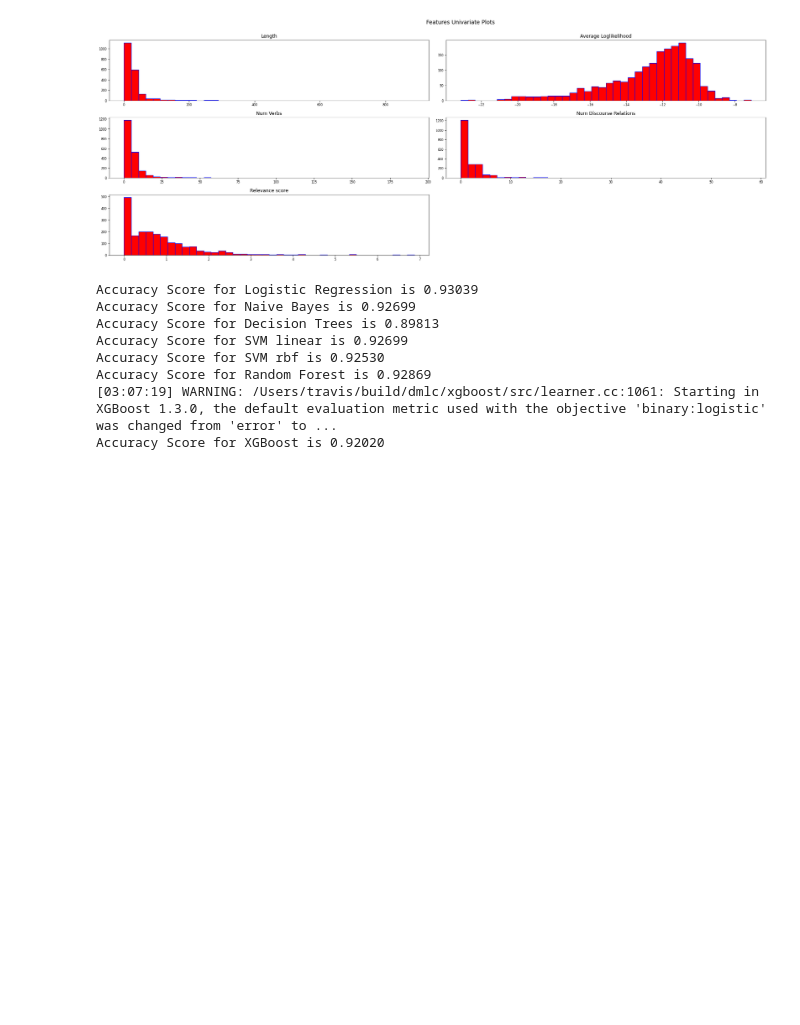
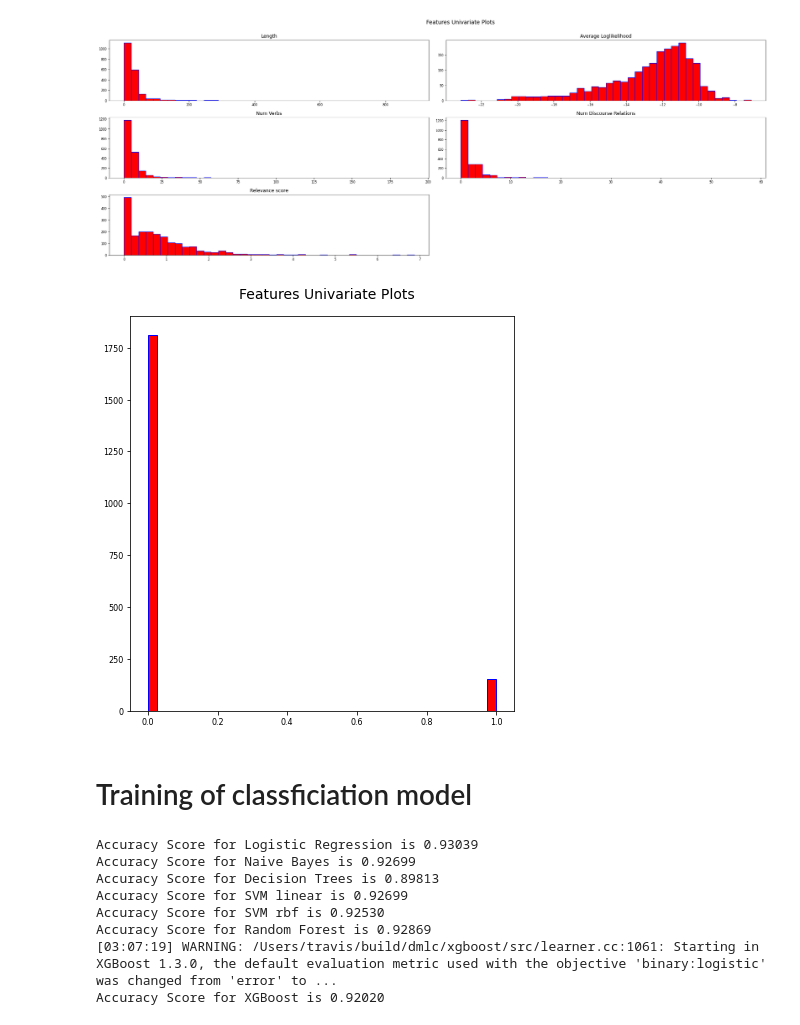
Before and after one commit to CJianYu98/Covid-19-Singapore-Analysis, a Jupyter notebook: Data Preparation/Thoughtful Comments Model/thoughtful_comment_model.ipynb, the cells around one changed output. Drawn from its saved outputs; the diff is of its cells as text; code cells hidden in the pictures; blank space fills up the shorter version.

Commit message:
thoughtful comments modelling

```diff
--- a/Data Preparation/Thoughtful Comments Model/thoughtful_comment_model.ipynb
+++ b/Data Preparation/Thoughtful Comments Model/thoughtful_comment_model.ipynb
@@ -180,6 +182,12 @@ def eda_plots(df,features_list,plot_title,fig_size):
 eda_plots(df,features_list,'Features Univariate Plots',(20,7))
 # %% [output]
 [figure]
+# %%
+eda_plots(df,target,'Features Univariate Plots',(5,5))
+# %% [output]
+[figure, added]
+# %% [markdown]
+# Training of classficiation model
 # %%
 models_dict = {
     'Logistic Regression':LogisticRegression(),
```
Also changed, not shown: parts of 7 cells of this notebook, 16 other files.
